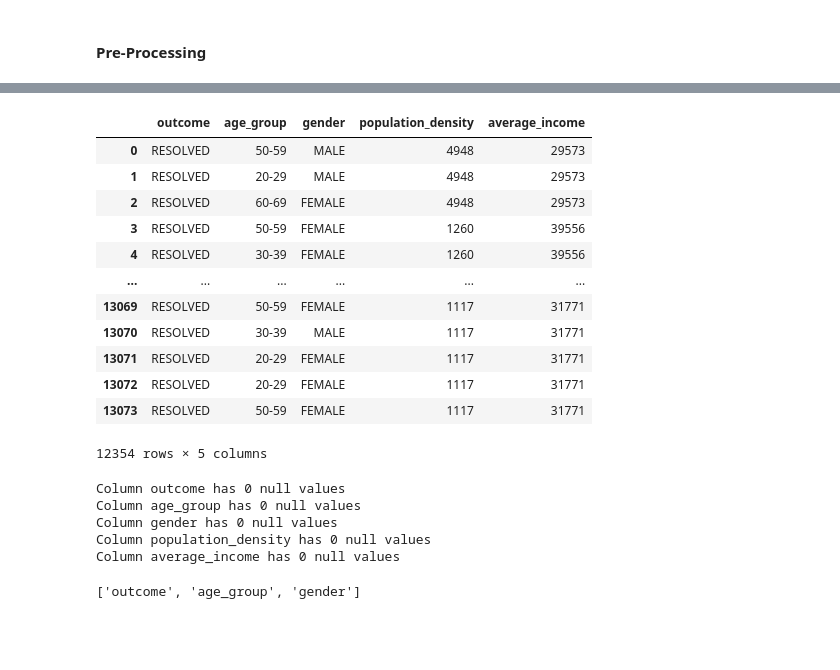
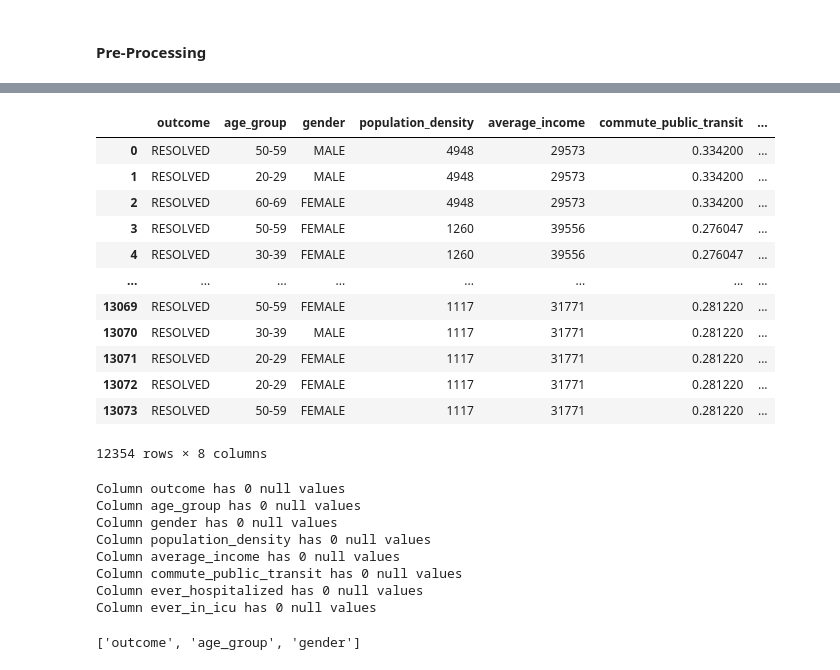
Before and after one commit to tenley8/Team-3, a Jupyter notebook: ML-Model_Toronto/Toronto_Cases_Binary_Classifier.ipynb, the cells around one changed output, grey strips where cells are left out. Drawn from its saved outputs; the diff is of its cells as text; code cells hidden in the pictures; blank space fills up the shorter version.

```diff
--- a/ML-Model_Toronto/Toronto.ipynb
+++ b/ML-Model_Toronto/Toronto_Cases_Binary_Classifier.ipynb
@@ -72,24 +72,24 @@ avg_relative_humidity            float64
 dtype: object
 # %%
 # Creating DataFrame with Outcome & Dependent Variables Required for ML Models
-df = toronto_df[['outcome','age_group','gender','population_density','average_income','commute_public_transit']]
+df = toronto_df[['outcome','age_group','gender','population_density','average_income','commute_public_transit','ever_hospitalized','ever_in_icu']]
 # Drop Active Cases and Unknown Gender
 df = df[(df['outcome'] != 'ACTIVE') & (df['gender'] != 'UNKNOWN')]
 df
 # %% [output]
-|  | outcome | age_group | gender | population_density | average_income |
-| 0 | RESOLVED | 50-59 | MALE | 4948 | 29573 |
-| 1 | RESOLVED | 20-29 | MALE | 4948 | 29573 |
-| 2 | RESOLVED | 60-69 | FEMALE | 4948 | 29573 |
-| 3 | RESOLVED | 50-59 | FEMALE | 1260 | 39556 |
-| 4 | RESOLVED | 30-39 | FEMALE | 1260 | 39556 |
-| ... | ... | ... | ... | ... | ... |
-| 13069 | RESOLVED | 50-59 | FEMALE | 1117 | 31771 |
-| 13070 | RESOLVED | 30-39 | MALE | 1117 | 31771 |
-| 13071 | RESOLVED | 20-29 | FEMALE | 1117 | 31771 |
-| 13072 | RESOLVED | 20-29 | FEMALE | 1117 | 31771 |
-| 13073 | RESOLVED | 50-59 | FEMALE | 1117 | 31771 |
+|  | outcome | age_group | gender | population_density | average_income | commute_public_transit | ... |
+| 0 | RESOLVED | 50-59 | MALE | 4948 | 29573 | 0.334200 | ... |
+| 1 | RESOLVED | 20-29 | MALE | 4948 | 29573 | 0.334200 | ... |
+| 2 | RESOLVED | 60-69 | FEMALE | 4948 | 29573 | 0.334200 | ... |
+| 3 | RESOLVED | 50-59 | FEMALE | 1260 | 39556 | 0.276047 | ... |
+| 4 | RESOLVED | 30-39 | FEMALE | 1260 | 39556 | 0.276047 | ... |
+| ... | ... | ... | ... | ... | ... | ... | ... |
+| 13069 | RESOLVED | 50-59 | FEMALE | 1117 | 31771 | 0.281220 | ... |
+| 13070 | RESOLVED | 30-39 | MALE | 1117 | 31771 | 0.281220 | ... |
+| 13071 | RESOLVED | 20-29 | FEMALE | 1117 | 31771 | 0.281220 | ... |
+| 13072 | RESOLVED | 20-29 | FEMALE | 1117 | 31771 | 0.281220 | ... |
+| 13073 | RESOLVED | 50-59 | FEMALE | 1117 | 31771 | 0.281220 | ... |
-12354 rows × 5 columns
+12354 rows × 8 columns
 # %%
 # Inspecting for Null Values
 for column in df.columns:
@@ -100,6 +100,9 @@ Column age_group has 0 null values
 Column gender has 0 null values
 Column population_density has 0 null values
 Column average_income has 0 null values
+Column commute_public_transit has 0 null values
+Column ever_hospitalized has 0 null values
+Column ever_in_icu has 0 null values
 # %%
 # Create Categorical Variable List
 df_cat = df.dtypes[df.dtypes == "object"].index.tolist()
```
Also changed, not shown: parts of 5 cells of this notebook.
